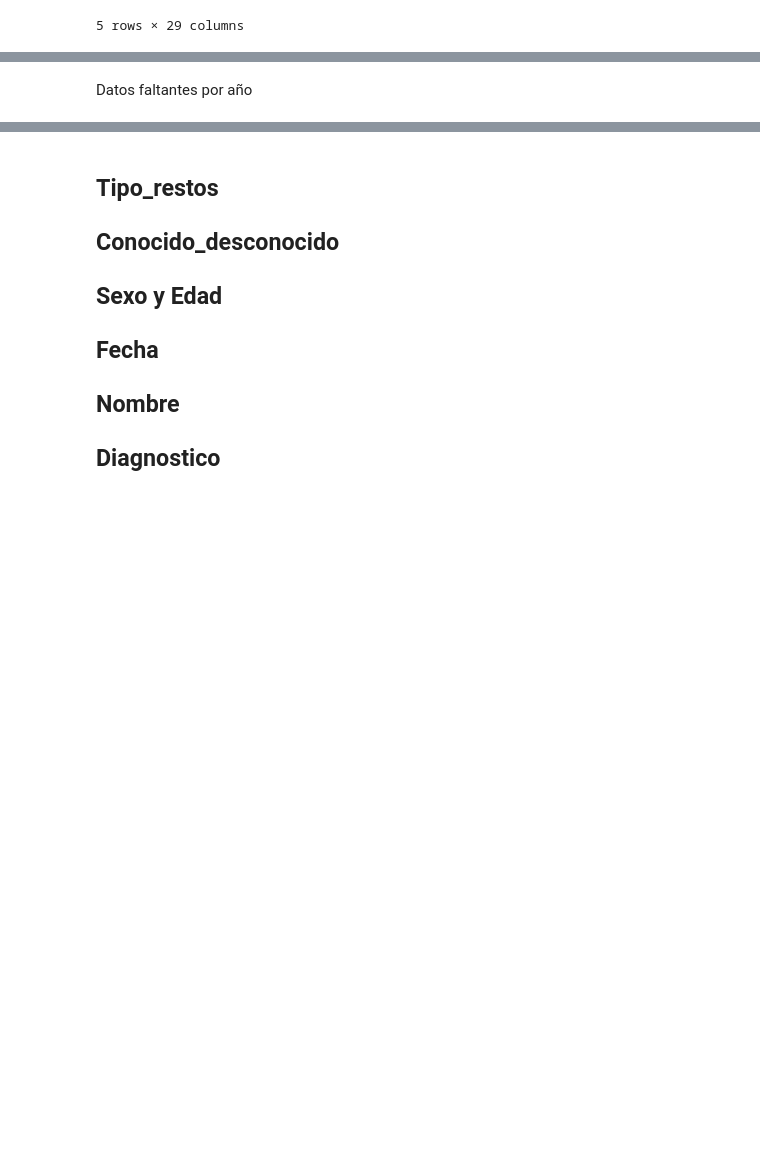
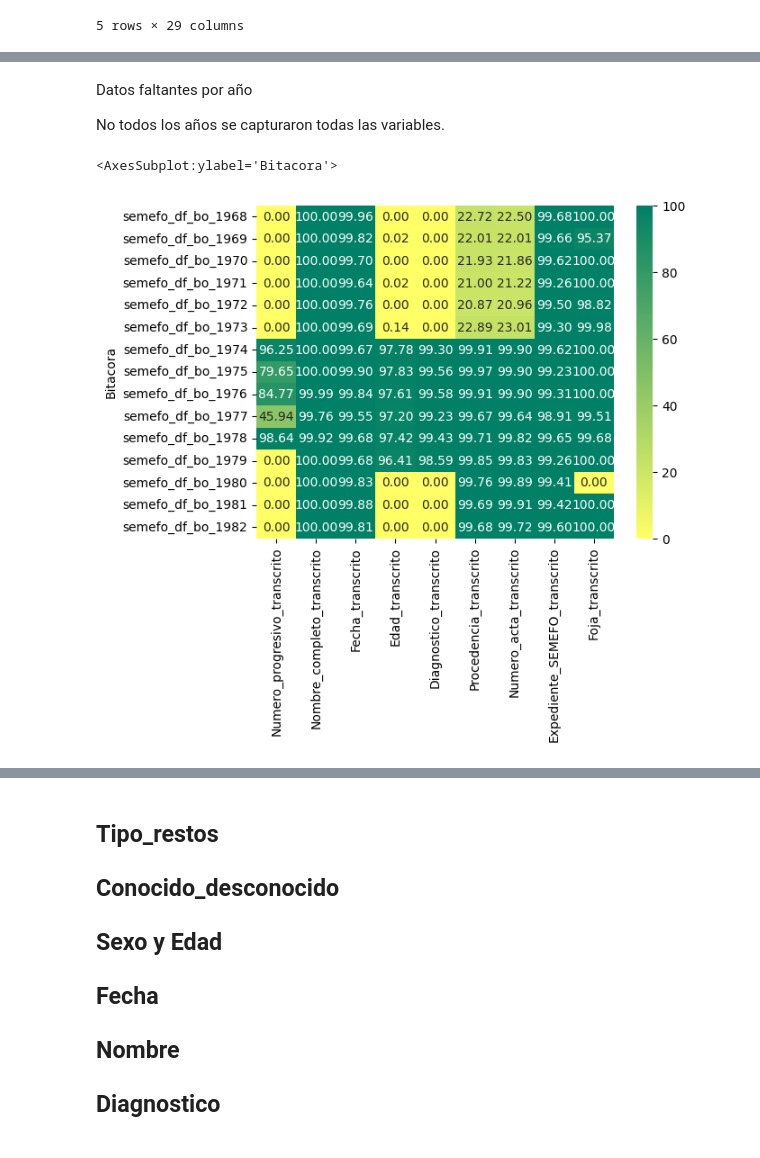
Before and after one commit to mar-esther23/SEMEFO_busqueda, a Jupyter notebook: HBO_analisis.ipynb, the cells around one changed output, grey strips where cells are left out. Cells and saved outputs as stored; diff of their text form; code cells hidden in the pictures; blank space fills up the shorter version.

```diff
--- a/HBO_analisis.ipynb
+++ b/HBO_analisis.ipynb
@@ -100,0 +37,7 @@ df.loc[df_nan.sum(axis=1)>=7, col_trans]
+# %%
+col_trans = [c for c in df.columns if 'transcrito' in c]
+ingresos_anuales = df['Bitacora_ingresos'].value_counts().sort_index()
+
+
+df_notnan = (df[col_trans]!='S-D')
+df_notnan.sum()
@@ -101,2 +55,13 @@ df.loc[df_nan.sum(axis=1)>=7, col_trans]
 # %% [markdown]
 Datos faltantes por año
+
+No todos los años se capturaron todas las variables.
+# %%
+ingresos_anuales = df['Bitacora_ingresos'].value_counts().sort_index()
+
+df_notnan['Bitacora'] = df['Bitacora_ingresos']
+df_notnan_anual = df_notnan.groupby('Bitacora').sum().divide( ingresos_anuales, axis=0 )
+sns.heatmap(df_notnan_anual*100, cmap='summer_r', annot=True, fmt=".2f")
+# %% [output]
+<AxesSubplot:ylabel='Bitacora'>
+[figure, added]
```
Also changed, not shown: parts of 18 cells of this notebook.
